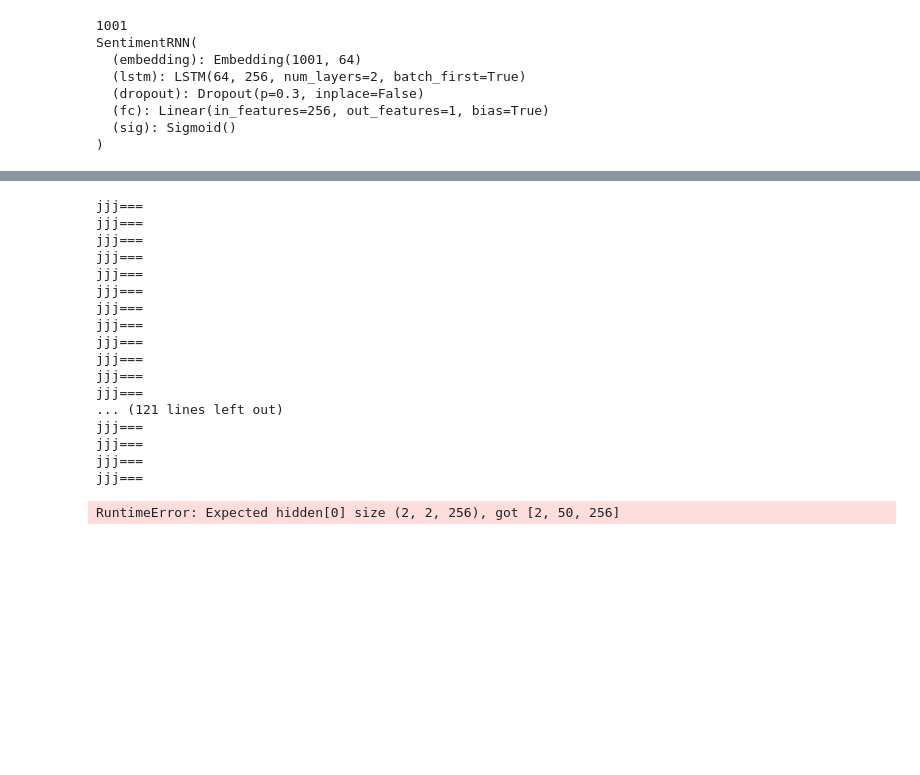
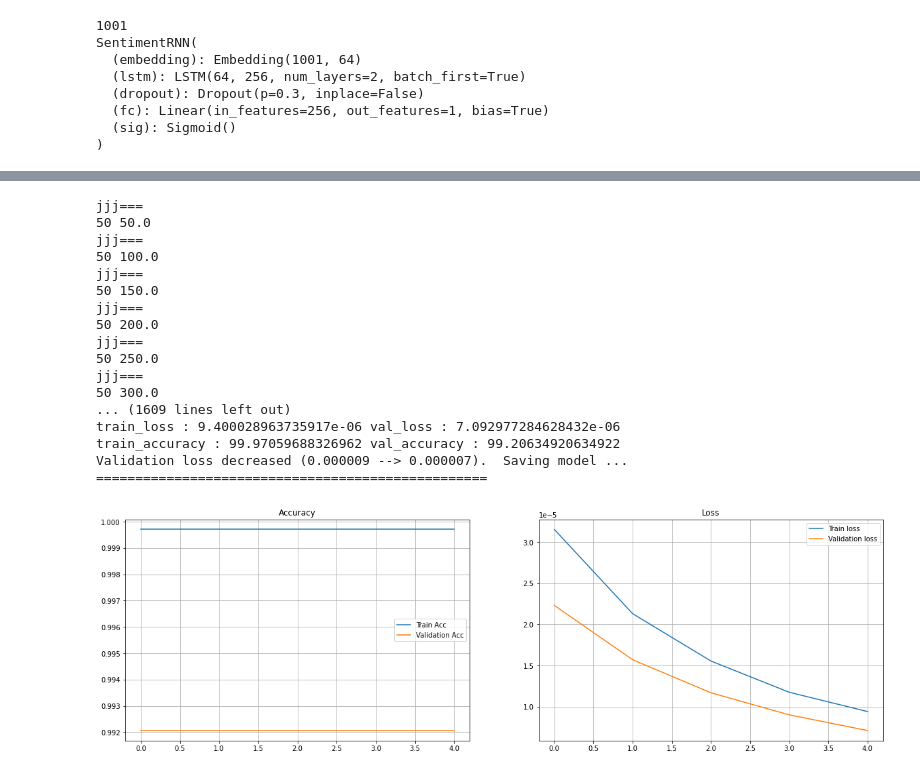
Before and after one commit to nguyenson2512/ML-uet, a Jupyter notebook: final.ipynb, the cells around one changed output, grey strips where cells are left out. Saved outputs shown, nothing was run; the diff lists cells and outputs as text; code cells hidden in the pictures; blank space fills up the shorter version.

```diff
--- a/final.ipynb
+++ b/final.ipynb
@@ -349,7 +365,11 @@ for epoch in range(epochs):
         h = tuple([each.data for each in h])
 
         model.zero_grad()
-        output,h = model(inputs,h)
+        try:
+          output,h = model(inputs,h)
+        except:
+          continue
+
 
         # calculate the loss and perform backprop
         loss = criterion(output.squeeze(), labels.float())
@@ -358,6 +378,7 @@ for epoch in range(epochs):
         # calculating accuracy
         accuracy = acc(output,labels)
         train_acc += accuracy
+        print(accuracy, train_acc)
         #`clip_grad_norm` helps prevent the exploding gradient problem in RNNs / LSTMs.
         nn.utils.clip_grad_norm_(model.parameters(), clip)
         optimizer.step()
@@ -375,7 +396,10 @@ for epoch in range(epochs):
 
             inputs, labels = inputs.to(device), labels.to(device)
 
-            output, val_h = model(inputs, val_h)
+            try:
+                output, val_h = model(inputs, val_h)
+            except:
+                continue
             val_loss = criterion(output.squeeze(), labels.float())
 
             val_losses.append(val_loss.item())
@@ -401,20 +425,38 @@ for epoch in range(epochs):
     print(25*'==')
 # %% [output]
 jjj===
+50 50.0
 jjj===
+50 100.0
 jjj===
+50 150.0
 jjj===
+50 200.0
 jjj===
+50 250.0
 jjj===
-jjj===
-jjj===
-jjj===
-jjj===
-jjj===
-jjj===
-... (121 lines left out)
-jjj===
-jjj===
-jjj===
-jjj===
+50 300.0
+... (1609 lines left out)
+train_loss : 9.400028963735917e-06 val_loss : 7.092977284628432e-06
+train_accuracy : 99.97059688326962 val_accuracy : 99.20634920634922
+Validation loss decreased (0.000009 --> 0.000007).  Saving model ...
+==================================================
-RuntimeError: Expected hidden[0] size (2, 2, 256), got [2, 50, 256]
+# %%
+fig = plt.figure(figsize = (20, 6))
+plt.subplot(1, 2, 1)
+plt.plot(epoch_tr_acc, label='Train Acc')
+plt.plot(epoch_vl_acc, label='Validation Acc')
+plt.title("Accuracy")
+plt.legend()
+plt.grid()
+
+plt.subplot(1, 2, 2)
+plt.plot(epoch_tr_loss, label='Train loss')
+plt.plot(epoch_vl_loss, label='Validation loss')
+plt.title("Loss")
+plt.legend()
+plt.grid()
+
+plt.show()
+# %% [output]
+[figure, added]
```
Also changed, not shown: parts of 11 cells of this notebook, 3 other files.
